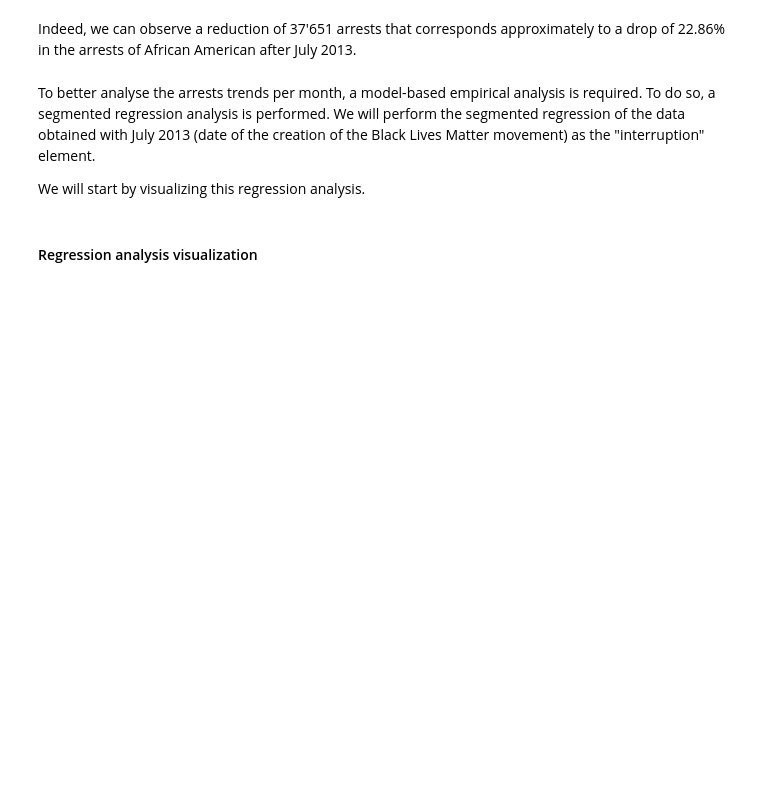
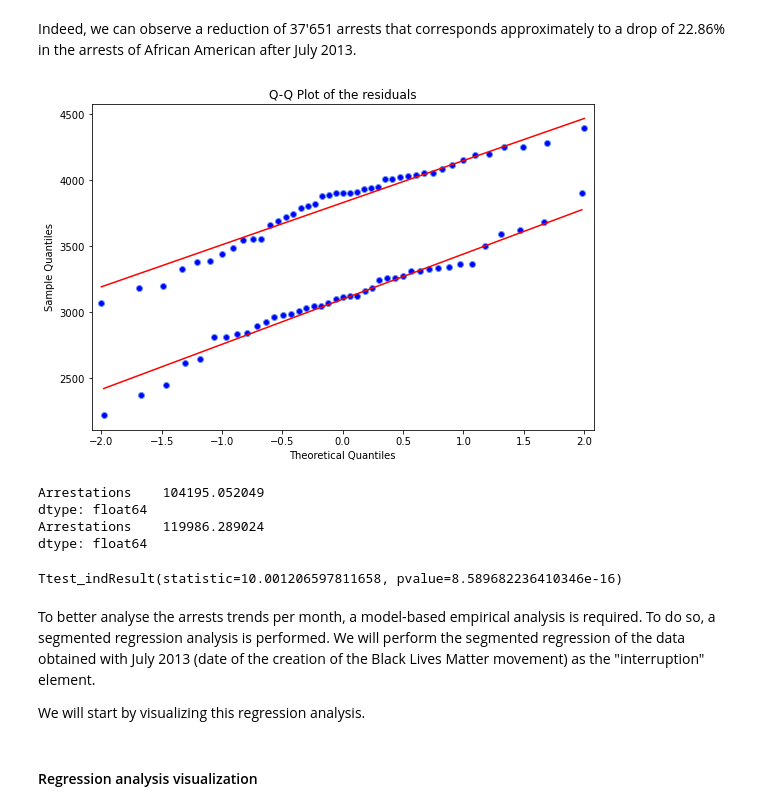
Before and after one commit to SkyRiS3s/ada-2020-project-milestone-p3-p3_msf, a Jupyter notebook: P4_msf.ipynb, the cells around one changed output. Saved outputs shown, nothing was run; the diff lists cells and outputs as text; code cells hidden in the pictures; blank space fills up the shorter version.

```diff
--- a/P4_msf.ipynb
+++ b/P4_msf.ipynb
@@ -166,3 +202,24 @@ Indeed, we can observe a  reduction of 37'651 arrests that corresponds approxima
+# %%
+from statsmodels.graphics.gofplots import qqplot
+fig, ax = plt.subplots(figsize=(9,6))
+qqplot(black_trends_before["Arrestations"], line ='s', ax = ax, color = 'cornflowerblue')
+qqplot(black_trends_after["Arrestations"], line ='s', ax = ax, color = 'cornflowerblue')
+plt.title("Q-Q Plot of the residuals")
+plt.show()
+# %% [output]
+[figure, added]
+# %%
+print(black_trends_before.var())
+print(black_trends_after.var())
+# %% [output]
+Arrestations    104195.052049
+dtype: float64
+Arrestations    119986.289024
+dtype: float64
+# %%
+display(stats.ttest_ind(black_trends_before['Arrestations'], black_trends_after['Arrestations'], equal_var = False))
+# %% [output]
+Ttest_indResult(statistic=10.001206597811658, pvalue=8.589682236410346e-16)
 # %% [markdown]
 To better analyse the arrests trends per month, a model-based empirical analysis is required. To do so, a segmented regression analysis is performed. We will perform the segmented regression of the data obtained with July 2013 (date of the creation of the Black Lives Matter movement) as the "interruption" element.
 
```
Also changed, not shown: parts of 27 cells of this notebook.
